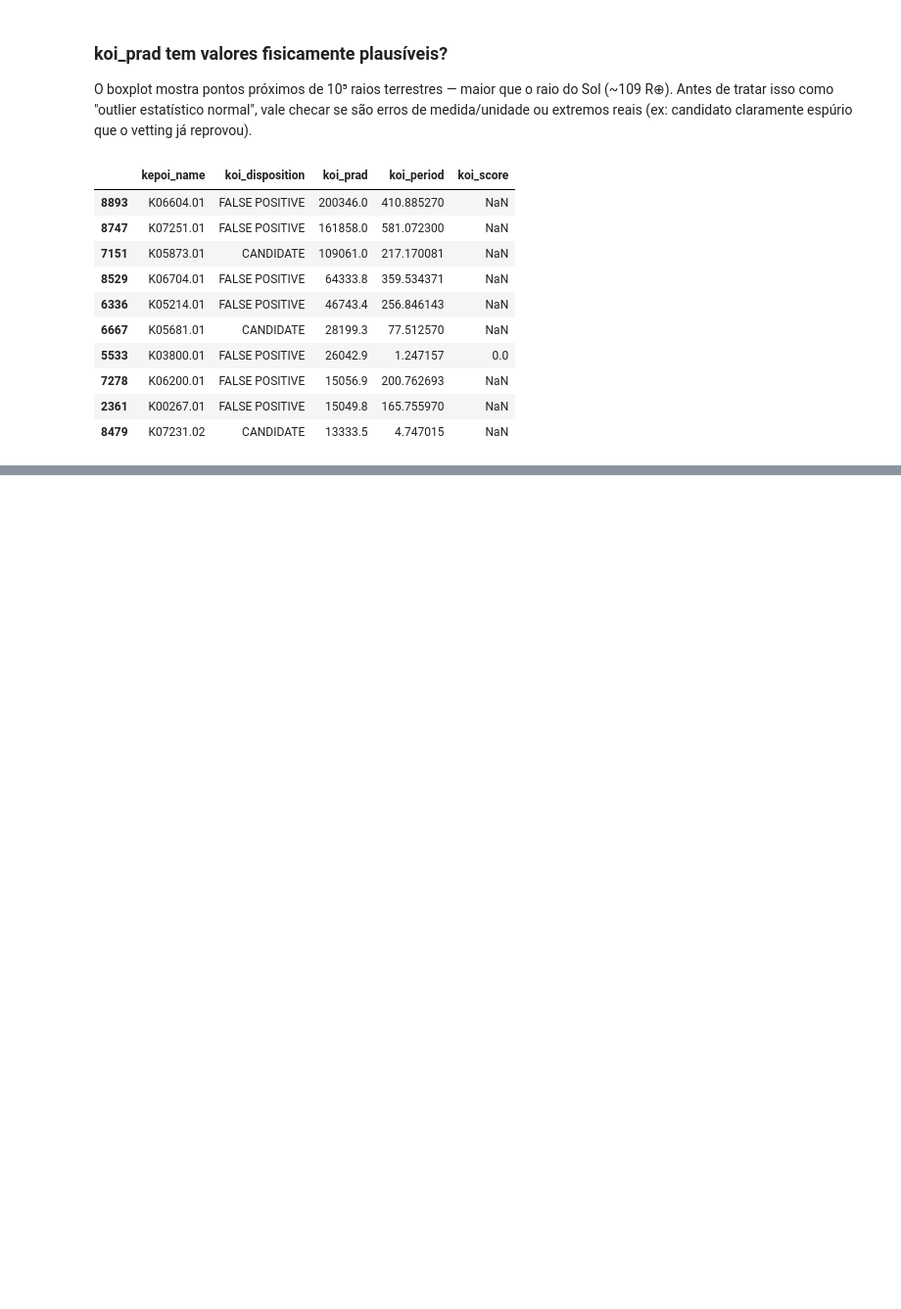
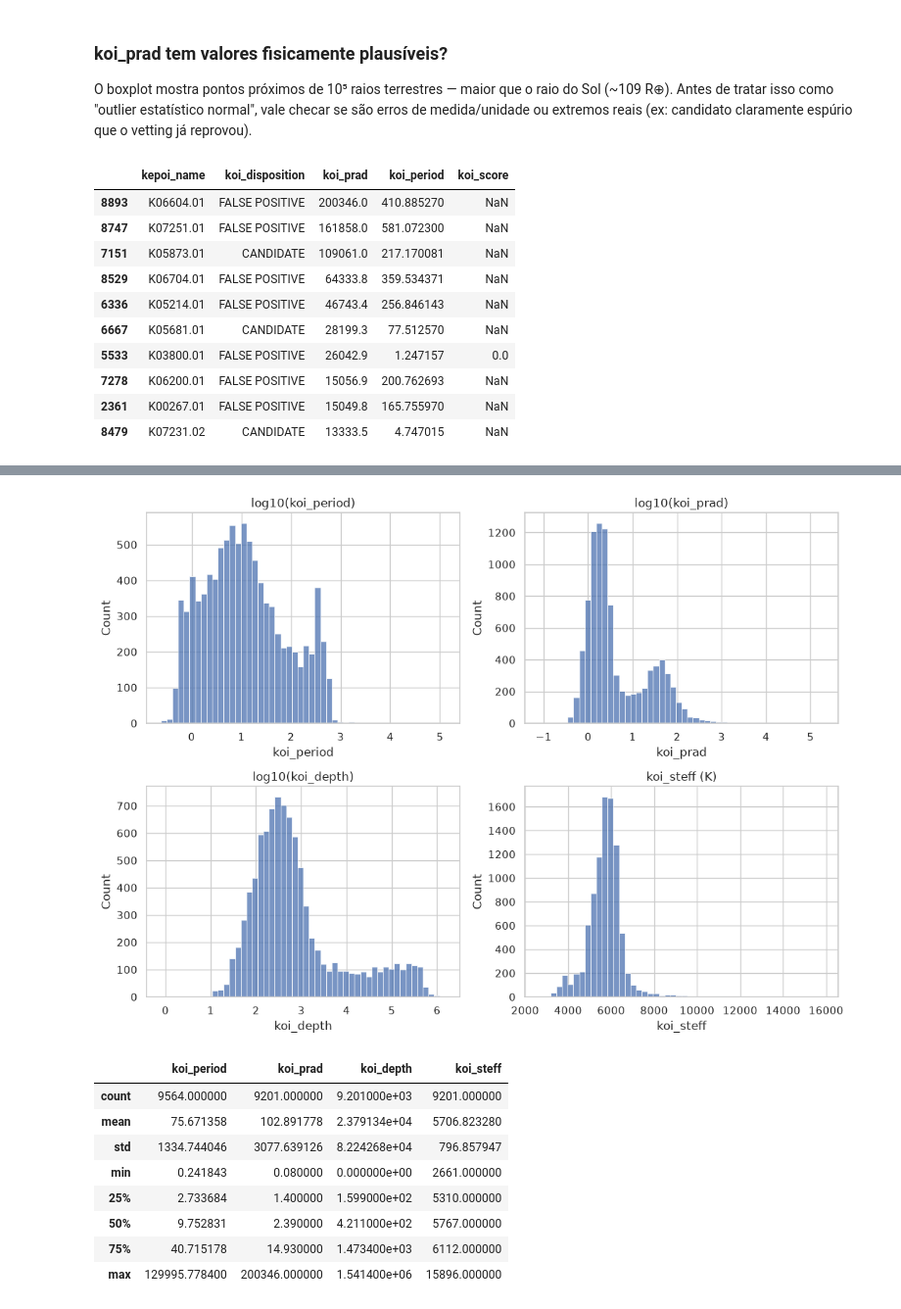
Before and after one commit to israelgoncalvesx/exopredict-cloud, a Jupyter notebook: notebooks/01_eda.ipynb, the cells around one changed output, grey strips where cells are left out. Shown at 98% size. Saved outputs shown, nothing was run; the diff lists cells and outputs as text; code cells hidden in the pictures; blank space fills up the shorter version.

```diff
--- a/notebooks/01_eda.ipynb
+++ b/notebooks/01_eda.ipynb
@@ -241,0 +248,30 @@ maiores_prad
+# %%
+fig, axes = plt.subplots(2, 2, figsize=(11, 8))
+
+sns.histplot(df["koi_period"].apply("log10"), bins=50, ax=axes[0, 0])
+axes[0, 0].set_title("log10(koi_period)")
+
+sns.histplot(df["koi_prad"].apply("log10"), bins=50, ax=axes[0, 1])
+axes[0, 1].set_title("log10(koi_prad)")
+
+sns.histplot(df["koi_depth"].apply("log10"), bins=50, ax=axes[1, 0])
+axes[1, 0].set_title("log10(koi_depth)")
+
+sns.histplot(df["koi_steff"].dropna(), bins=50, ax=axes[1, 1])
+axes[1, 1].set_title("koi_steff (K)")
+
+plt.tight_layout()
+plt.show()
+
+df[["koi_period", "koi_prad", "koi_depth", "koi_steff"]].describe()
+# %% [output]
+[figure, added]
+|  | koi_period | koi_prad | koi_depth | koi_steff |
+| count | 9564.000000 | 9201.000000 | 9.201000e+03 | 9201.000000 |
+| mean | 75.671358 | 102.891778 | 2.379134e+04 | 5706.823280 |
+| std | 1334.744046 | 3077.639126 | 8.224268e+04 | 796.857947 |
+| min | 0.241843 | 0.080000 | 0.000000e+00 | 2661.000000 |
+| 25% | 2.733684 | 1.400000 | 1.599000e+02 | 5310.000000 |
+| 50% | 9.752831 | 2.390000 | 4.211000e+02 | 5767.000000 |
+| 75% | 40.715178 | 14.930000 | 1.473400e+03 | 6112.000000 |
+| max | 129995.778400 | 200346.000000 | 1.541400e+06 | 15896.000000 |
```
Also changed, not shown: parts of 3 cells of this notebook, 2 other files.
